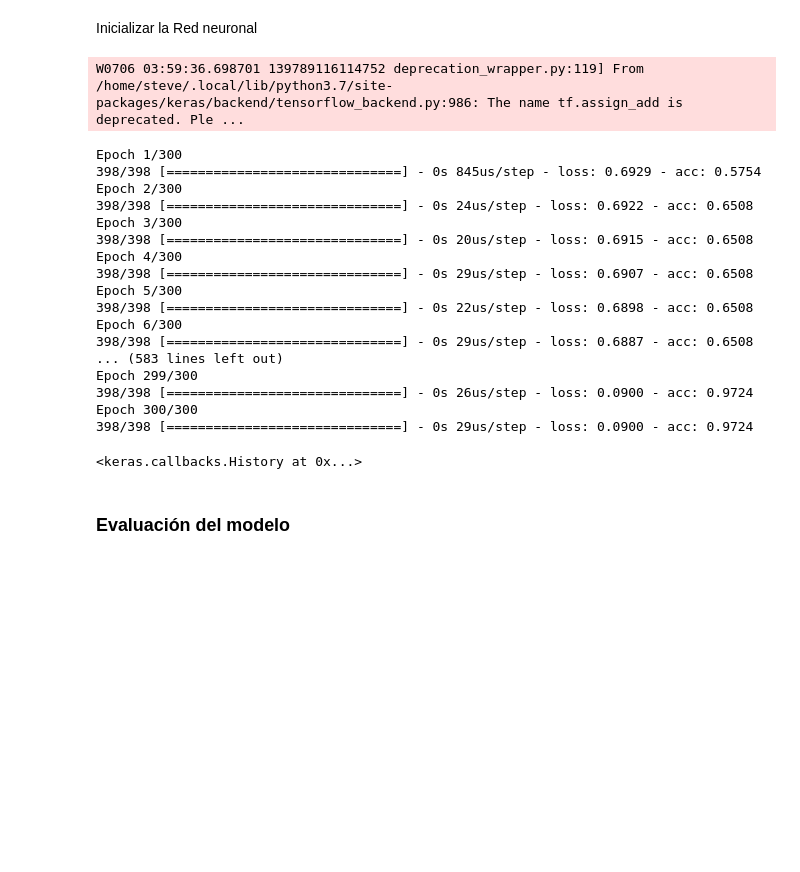
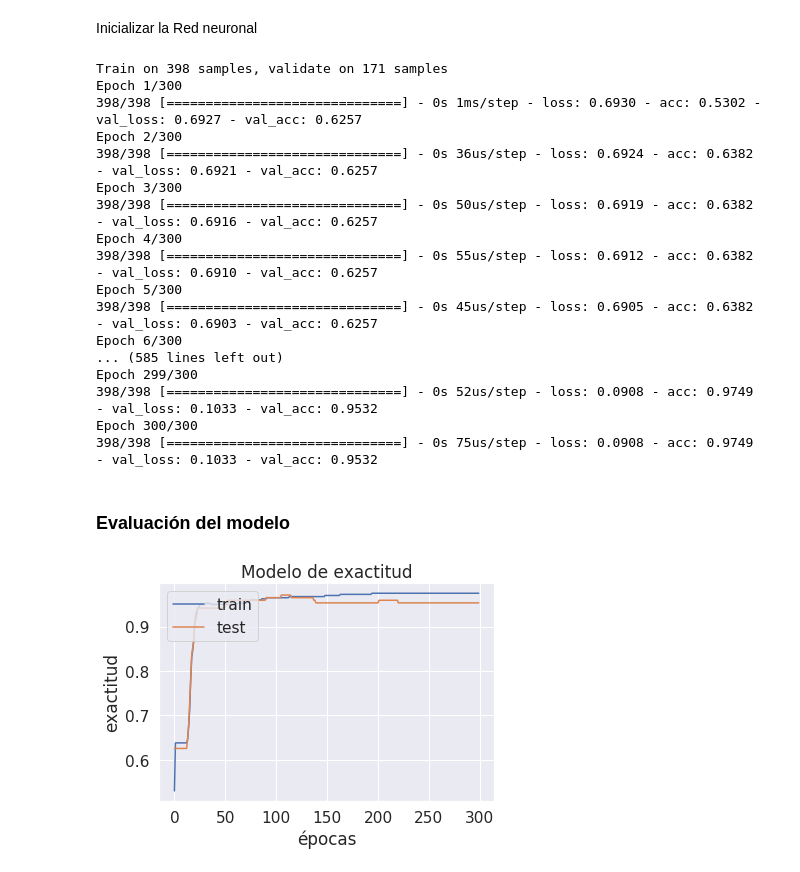
Before and after one commit to stevematos/ia_final, a Jupyter notebook: Red neuronal.ipynb, the cells around one changed output. Drawn from its saved outputs; the diff is of its cells as text; code cells hidden in the pictures; blank space fills up the shorter version.

```diff
--- a/Red neuronal.ipynb
+++ b/Red neuronal.ipynb
@@ -56,26 +56,35 @@ classifier.add(Dense(units = 1, kernel_initializer = "uniform",  activation = "s
 # %%
 classifier.compile(optimizer = "adam", loss = "binary_crossentropy", metrics = ["accuracy"])
 # %%
-classifier.fit(X_train, y_train,  batch_size = 100, epochs = 300)
+history = classifier.fit(X_train, y_train,  batch_size = 100, epochs = 300,validation_data=(X_test,y_test))
 # %% [output]
-W0706 03:59:36.698701 139789116114752 deprecation_wrapper.py:119] From /home/steve/.local/lib/python3.7/site-packages/keras/backend/tensorflow_backend.py:986: The name tf.assign_add is deprecated. Ple ...
+Train on 398 samples, validate on 171 samples
+Epoch 1/300
+398/398 [==============================] - 0s 1ms/step - loss: 0.6930 - acc: 0.5302 - val_loss: 0.6927 - val_acc: 0.6257
+Epoch 2/300
+398/398 [==============================] - 0s 36us/step - loss: 0.6924 - acc: 0.6382 - val_loss: 0.6921 - val_acc: 0.6257
+Epoch 3/300
+398/398 [==============================] - 0s 50us/step - loss: 0.6919 - acc: 0.6382 - val_loss: 0.6916 - val_acc: 0.6257
+Epoch 4/300
+398/398 [==============================] - 0s 55us/step - loss: 0.6912 - acc: 0.6382 - val_loss: 0.6910 - val_acc: 0.6257
+Epoch 5/300
+398/398 [==============================] - 0s 45us/step - loss: 0.6905 - acc: 0.6382 - val_loss: 0.6903 - val_acc: 0.6257
+Epoch 6/300
+... (585 lines left out)
+Epoch 299/300
+398/398 [==============================] - 0s 52us/step - loss: 0.0908 - acc: 0.9749 - val_loss: 0.1033 - val_acc: 0.9532
+Epoch 300/300
+398/398 [==============================] - 0s 75us/step - loss: 0.0908 - acc: 0.9749 - val_loss: 0.1033 - val_acc: 0.9532
-Epoch 1/300
-398/398 [==============================] - 0s 845us/step - loss: 0.6929 - acc: 0.5754
-Epoch 2/300
-398/398 [==============================] - 0s 24us/step - loss: 0.6922 - acc: 0.6508
-Epoch 3/300
-398/398 [==============================] - 0s 20us/step - loss: 0.6915 - acc: 0.6508
-Epoch 4/300
-398/398 [==============================] - 0s 29us/step - loss: 0.6907 - acc: 0.6508
-Epoch 5/300
-398/398 [==============================] - 0s 22us/step - loss: 0.6898 - acc: 0.6508
-Epoch 6/300
-398/398 [==============================] - 0s 29us/step - loss: 0.6887 - acc: 0.6508
-... (583 lines left out)
-Epoch 299/300
-398/398 [==============================] - 0s 26us/step - loss: 0.0900 - acc: 0.9724
-Epoch 300/300
-398/398 [==============================] - 0s 29us/step - loss: 0.0900 - acc: 0.9724
-<keras.callbacks.History at 0x...>
 # %% [markdown]
 ### Evaluación del modelo
+# %%
+# Modelo de exactitud
+plt.plot(history.history['acc'])
+plt.plot(history.history['val_acc'])
+plt.title('Modelo de exactitud')
+plt.ylabel('exactitud')
+plt.xlabel('épocas')
+plt.legend(['train', 'test'], loc='upper left')
+plt.show()
+# %% [output]
+[figure, added]
```
Also changed, not shown: parts of 8 cells of this notebook, 6 other files.
